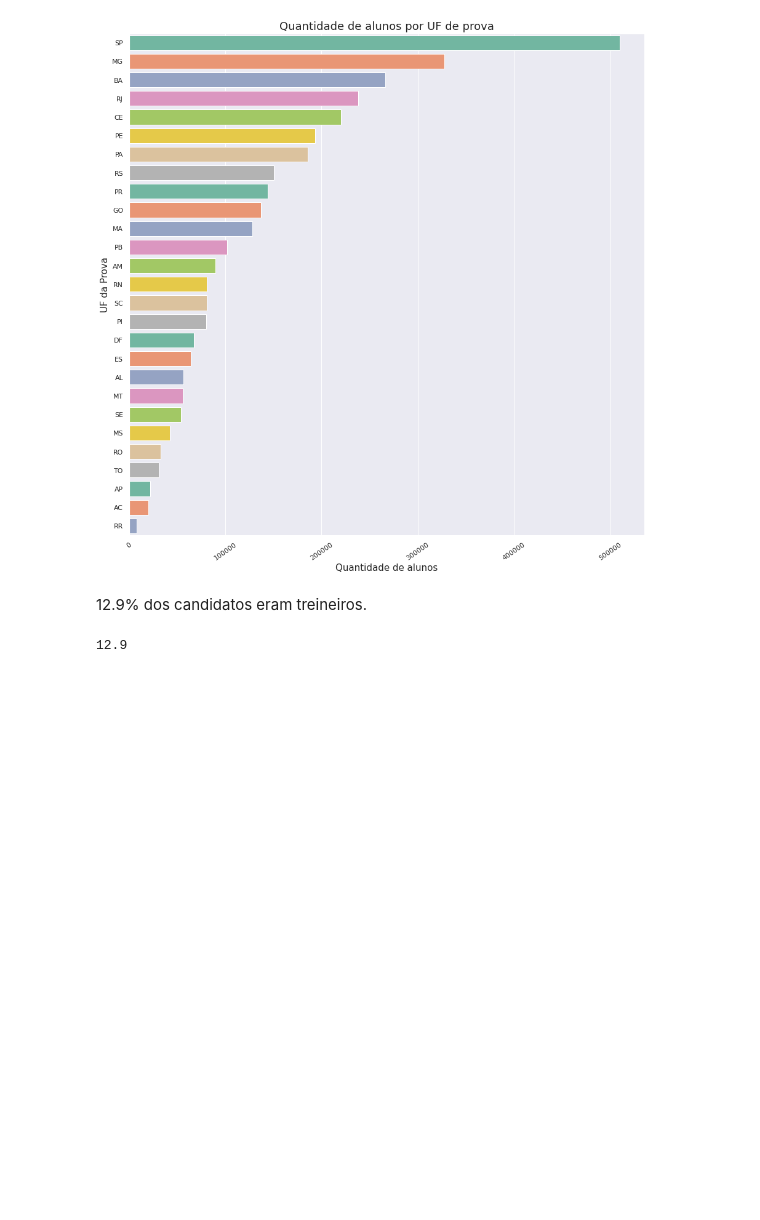
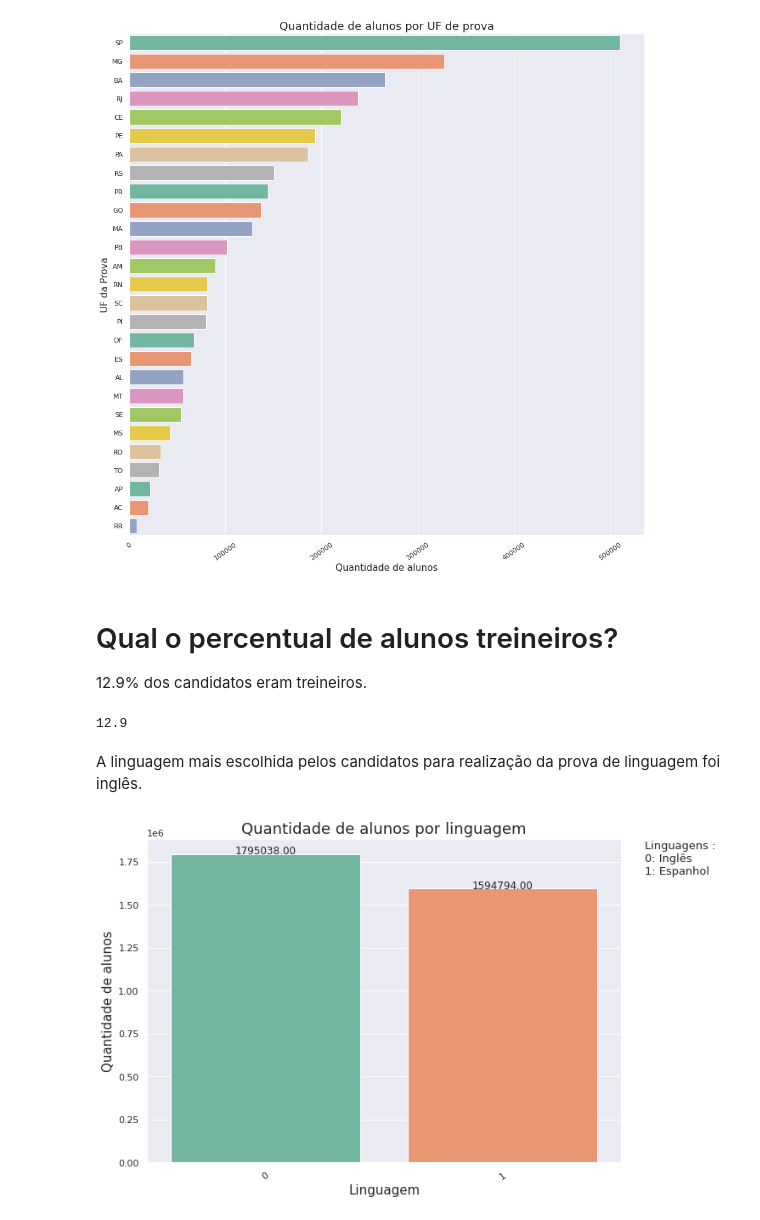
Before and after one commit to leticiaJFS/Projeto-Final-Semantix, a Jupyter notebook: Projeto_Final_Semantix.ipynb, the cells around one changed output. Saved outputs shown, nothing was run; the diff lists cells and outputs as text; code cells hidden in the pictures; blank space fills up the shorter version.

```diff
--- a/Projeto_Final_Semantix.ipynb
+++ b/Projeto_Final_Semantix.ipynb
@@ -393,9 +388,52 @@ print('')
 # %% [output]
 [figure]
 # %% [markdown]
+# Qual o percentual de alunos treineiros?
+
 12.9% dos candidatos eram treineiros.
 # %%
 perc_treineiros = df.IN_TREINEIRO[(df.IN_TREINEIRO == 1)].count() /  df['IN_TREINEIRO'].count() * 100
 perc_treineiros.round(2)
 # %% [output]
 12.9
+# %% [markdown]
+A linguagem mais escolhida pelos candidatos para realização da prova de linguagem foi inglês.
+# %%
+legenda_linguagem = { 'Linguagens ' : ' ',
+                   '0':'Inglês',
+                   '1':'Espanhol'}
+
+legenda_linguagem_txt = ''
+for key,value in legenda_racacor.items():
+    legenda_linguagem_txt = legenda_linguagem_txt + "{key}: {value}\n".format(key=key, value=value)
+
+#Configurações de estilo
+sns.set_style('darkgrid')
+sns.set_context('notebook')
+
+#Configurações de visualização
+fig = plt.figure(figsize=(10,7))
+plt.xticks(rotation=90)
+
+#Gerando o gráfico
+ax = sns.countplot(data=df,
+                 x='TP_LINGUA',
+                 order=df['TP_LINGUA'].value_counts().index,
+                 palette ='Set2',
+                )
+ax.set_title('Quantidade de alunos por linguagem', fontsize=18)
+ax.set_xlabel('Linguagem', fontsize=15)
+ax.set_ylabel('Quantidade de alunos', fontsize=15)
+ax.text(1.05,0.85, legenda_racacor_txt, transform=ax.transAxes, fontsize=13)
+
+for p in ax.patches:
+  height = p.get_height()
+  ax.text(p.get_x()+p.get_width()/2.,
+  height + 3,
+  '{:1.2f}'.format((height)),
+  ha='center')
+
+plt.xticks(rotation=35)
+print('')
+# %% [output]
+[figure, added]
```
Also changed, not shown: parts of 5 cells of this notebook.
